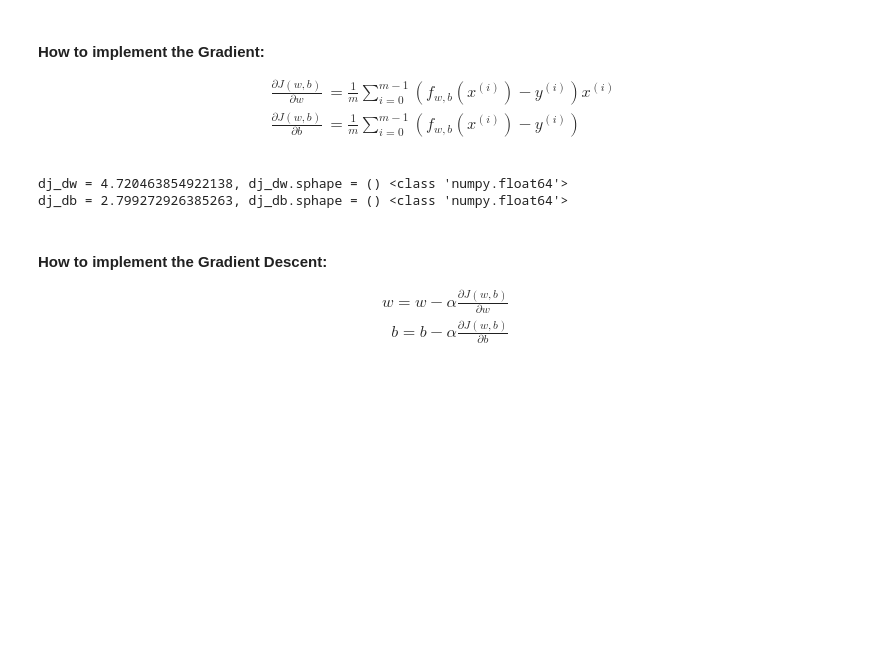
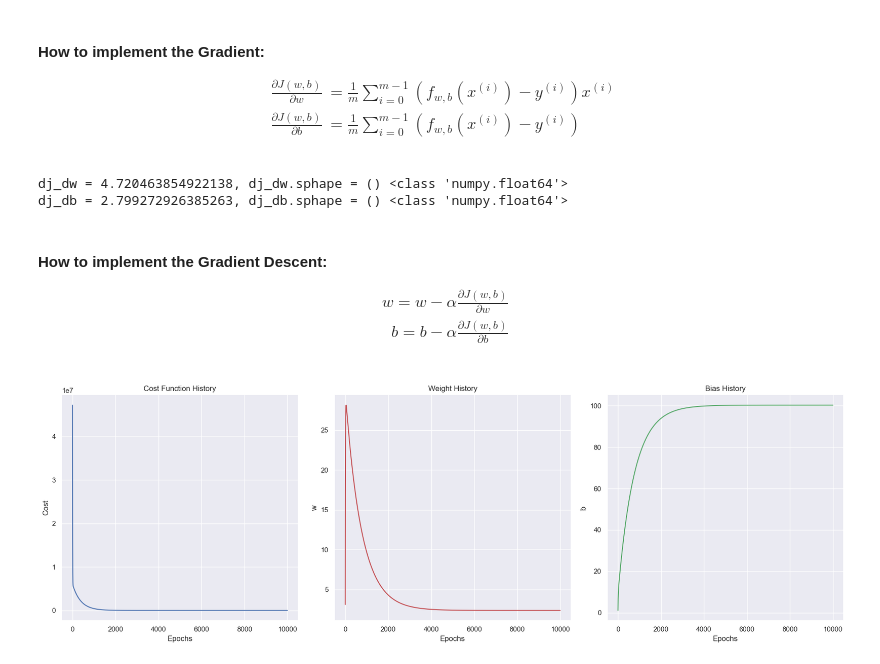
Before and after one commit to leandrofahur/artificial-inteligence-portifolio, a Jupyter notebook: machine-learning/supervised-learning/simple-linear-regression.ipynb, the cells around one changed output. Drawn from its saved outputs; the diff is of its cells as text; code cells hidden in the pictures; blank space fills up the shorter version.

```diff
--- a/machine-learning/supervised-learning/simple-linear-regression.ipynb
+++ b/machine-learning/supervised-learning/simple-linear-regression.ipynb
@@ -241,0 +252,30 @@ def gradient_descent(x,y,w,b,epochs,cost,gradient):
+# %%
+w = 0
+b = 0
+epochs = 10000
+alpha = 0.01
+w, b, w_hist, b_hist, J_wb_hist = gradient_descent(x_train,y_train,w,b,epochs,alpha,cost,gradient)
+# %%
+fig, axs = plt.subplots(1, 3, figsize=(18, 6))
+
+# plotting cost function history:
+axs[0].plot(range(epochs), J_wb_hist, 'b')
+axs[0].set_title('Cost Function History')
+axs[0].set_xlabel('Epochs')
+axs[0].set_ylabel('Cost')
+
+# plotting weight history
+axs[1].plot(range(epochs), w_hist, 'r')
+axs[1].set_title('Weight History')
+axs[1].set_xlabel('Epochs')
+axs[1].set_ylabel('w')
+
+# plotting bias history
+axs[2].plot(range(epochs), b_hist, 'g')
+axs[2].set_title('Bias History')
+axs[2].set_xlabel('Epochs')
+axs[2].set_ylabel('b')
+
+plt.tight_layout()
+# %% [output]
+[figure, added]
```
Also changed, not shown: parts of 3 cells of this notebook.
